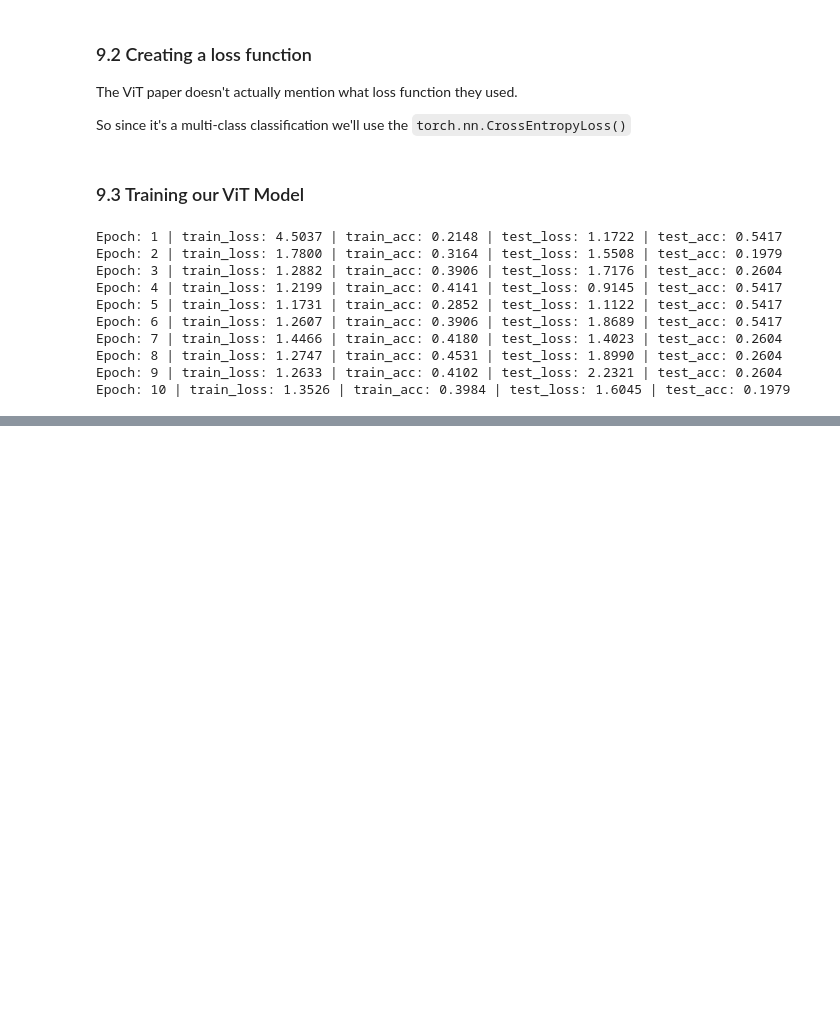
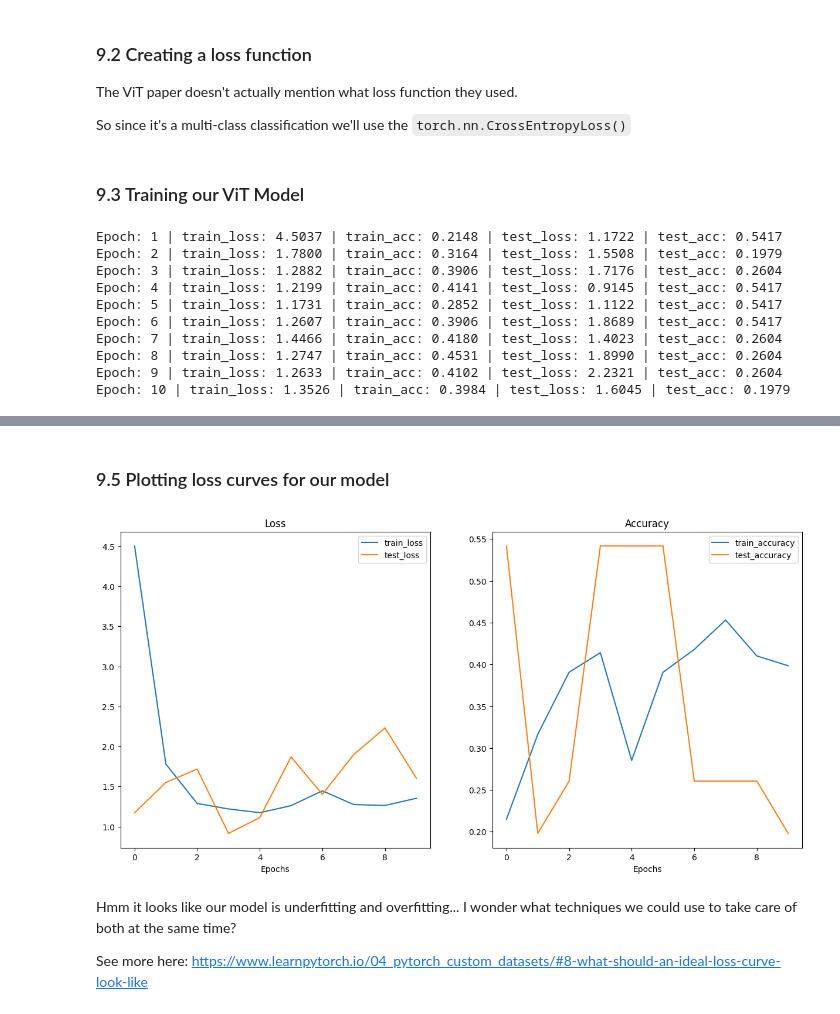
Before and after one commit to AishaEvering/PyTorch_Exercises, a Jupyter notebook: 08_pytorch_paper_replicating.ipynb, the cells around one changed output, grey strips where cells are left out. Cells and saved outputs as stored; diff of their text form; code cells hidden in the pictures; blank space fills up the shorter version.

```diff
--- a/08_pytorch_paper_replicating.ipynb
+++ b/08_pytorch_paper_replicating.ipynb
@@ -1291,0 +1302,12 @@ But what
+# %% [markdown]
+### 9.5 Plotting loss curves for our model
+# %%
+from helper_functions import plot_loss_curves
+
+plot_loss_curves(results)
+# %% [output]
+[figure, added]
+# %% [markdown]
+Hmm it looks like our model is underfitting and overfitting... I wonder what techniques we could use to take care of both at the same time?
+
+See more here: https://www.learnpytorch.io/04_pytorch_custom_datasets/#8-what-should-an-ideal-loss-curve-look-like
```
Also changed, not shown: parts of 39 cells of this notebook.
